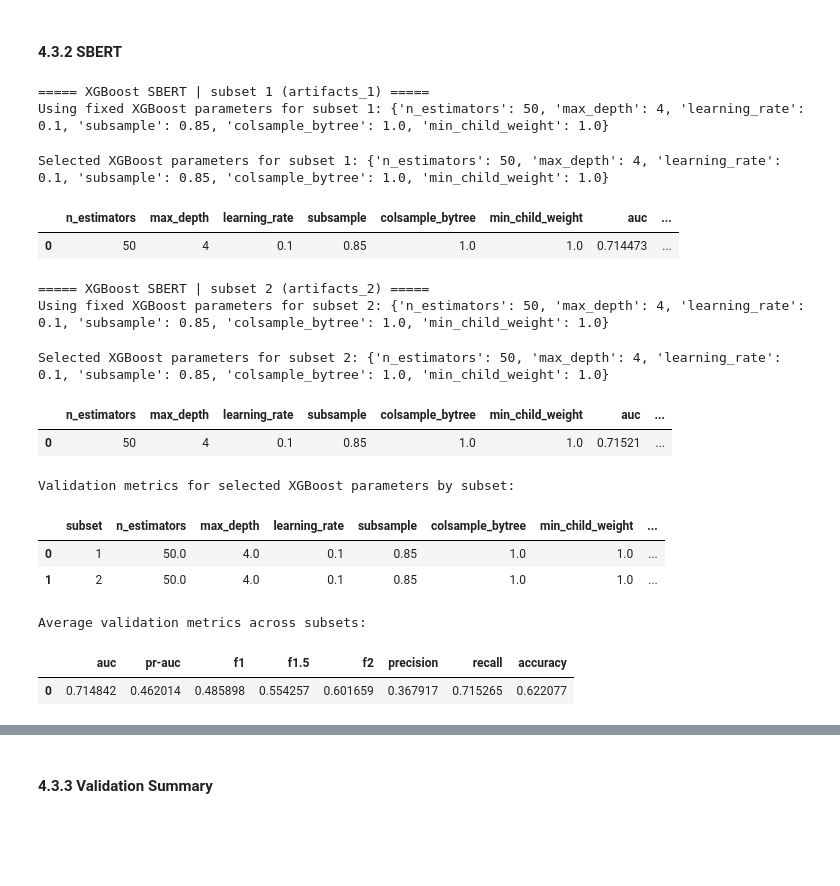
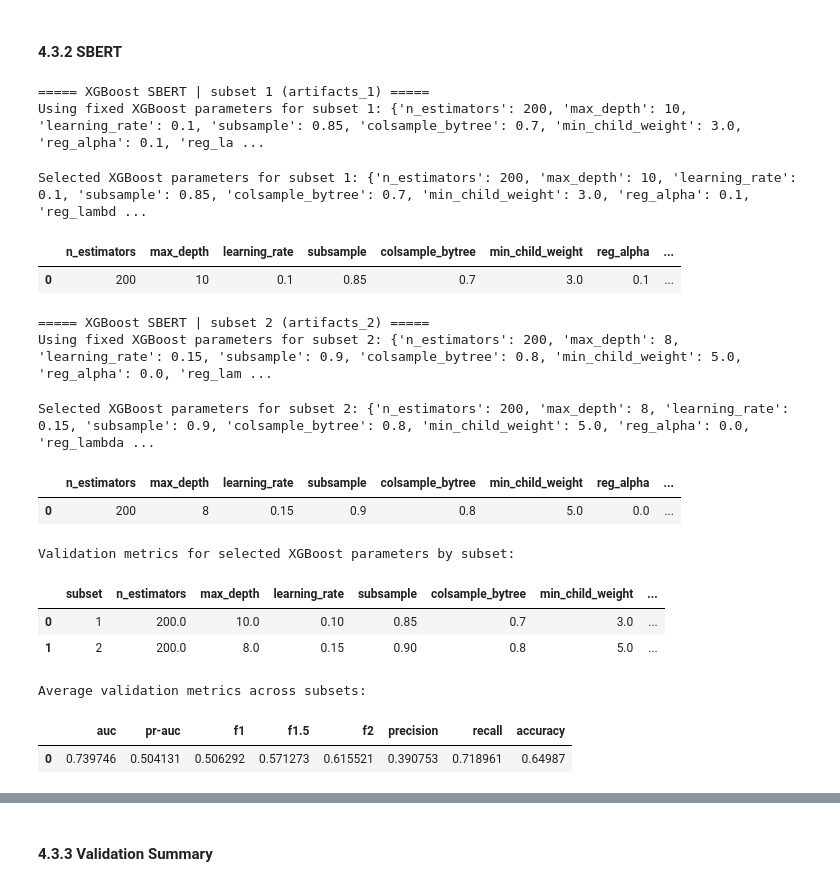
Before and after one commit to lzrcode-816/3244-Group-17-IMDB-Spoiler-Detection, a Jupyter notebook: Group17_ProjectDeSpoiler_Model.ipynb, the cells around one changed output, grey strips where cells are left out. Saved outputs shown, nothing was run; the diff lists cells and outputs as text; code cells hidden in the pictures; blank space fills up the shorter version.

```diff
--- a/Group17_ProjectDeSpoiler_Model.ipynb
+++ b/Group17_ProjectDeSpoiler_Model.ipynb
@@ -2740,8 +2544,8 @@ for subset_name, artifact_name in SUBSET_TO_ARTIFACT.items():
     validation_artifacts = load_validation_split(artifact_name=artifact_name)
     X_train = validation_artifacts["X_tfidf_train"]
     X_val = validation_artifacts["X_tfidf_val"]
-    y_train = validation_artifacts["y_train"]
-    y_val = validation_artifacts["y_val"]
+    y_train = np.array(validation_artifacts["y_train"]).ravel()
+    y_val = np.array(validation_artifacts["y_val"]).ravel()
 
     artifact_idx = int(subset_name) - 1
     fixed_params_list = DT_TFIDF_FIXED_PARAMS or []
@@ -3010,7 +2806,7 @@ for subset_name, artifact_name in SUBSET_TO_ARTIFACT.items():
         model_type="sbert",
     )
     X_sbert_train_sub = validation_data["X_train"]
-    y_sbert_train_sub = validation_data["y_train"]
+    y_sbert_train_sub = np.array(validation_data["y_train"]).ravel()
     X_sbert_val = validation_data["X_val"]
     review_ids_val = validation_data["review_ids_val"]
     review_label_map_val = validation_data["review_label_map_val"]
@@ -3952,6 +3757,8 @@ xgb_param_casts = {
     "subsample": float,
     "colsample_bytree": float,
     "min_child_weight": float,
+    "reg_alpha": float,
+    "reg_lambda": float,
 }
 
 xgb_tfidf_best_params_by_subset = {}
@@ -3979,15 +3786,24 @@ for subset_name, artifact_name in SUBSET_TO_ARTIFACT.items():
 
     if USE_FIXED_BEST_PARAMS and fixed_params is not None:
         candidate_param_sets = [
-            {name: caster(fixed_params[name]) for name, caster in xgb_param_casts.items()}
+            {
+                "n_estimators": int(fixed_params["n_estimators"]),
+                "max_depth": int(fixed_params["max_depth"]),
+                "learning_rate": float(fixed_params["learning_rate"]),
+                "subsample": float(fixed_params["subsample"]),
+                "colsample_bytree": float(fixed_params["colsample_bytree"]),
+                "min_child_weight": float(fixed_params["min_child_weight"]),
+                "reg_alpha": float(fixed_params["reg_alpha"]),
+                "reg_lambda": float(fixed_params["reg_lambda"]),
+            }
         ]
         print(f"Using fixed XGBoost parameters for subset {subset_name}: {candidate_param_sets[0]}")
     else:
         candidate_param_sets = [
             {name: caster(params[name]) for name, caster in xgb_param_casts.items()}
             for params in ParameterSampler(
-                XGB_PARAM_GRID,
-                n_iter=XGB_RANDOM_SEARCH_ITER,
+                XGB_TFIDF_PARAM_GRID,
+                n_iter=XGB_TFIDF_RANDOM_SEARCH_ITER,
                 random_state=RANDOM_STATE,
             )
         ]
@@ -4250,6 +4066,8 @@ xgb_sbert_param_casts = {
     "subsample": float,
     "colsample_bytree": float,
     "min_child_weight": float,
+    "reg_alpha": float,
+    "reg_lambda": float,
 }
 
 xgb_sbert_best_params_by_subset = {}
@@ -4281,15 +4099,24 @@ for subset_name, artifact_name in SUBSET_TO_ARTIFACT.items():
 
     if USE_FIXED_BEST_PARAMS and fixed_params is not None:
         candidate_param_sets = [
-            {name: caster(fixed_params[name]) for name, caster in xgb_sbert_param_casts.items()}
+            {
+                "n_estimators": int(fixed_params["n_estimators"]),
+                "max_depth": int(fixed_params["max_depth"]),
+                "learning_rate": float(fixed_params["learning_rate"]),
+                "subsample": float(fixed_params["subsample"]),
+                "colsample_bytree": float(fixed_params["colsample_bytree"]),
+                "min_child_weight": float(fixed_params["min_child_weight"]),
+                "reg_alpha": float(fixed_params["reg_alpha"]),
+                "reg_lambda": float(fixed_params["reg_lambda"]),
+            }
         ]
         print(f"Using fixed XGBoost parameters for subset {subset_name}: {candidate_param_sets[0]}")
     else:
         candidate_param_sets = [
             {name: caster(params[name]) for name, caster in xgb_sbert_param_casts.items()}
             for params in ParameterSampler(
-                XGB_PARAM_GRID,
-                n_iter=XGB_RANDOM_SEARCH_ITER,
+                XGB_SBERT_PARAM_GRID,
+                n_iter=XGB_SBERT_RANDOM_SEARCH_ITER,
                 random_state=RANDOM_STATE,
             )
         ]
@@ -4382,46 +4209,46 @@ for subset_name, artifact_name in SUBSET_TO_ARTIFACT.items():
         tree_method="hist",
         verbosity=0,
         scale_pos_weight=full_scale_pos_weight,
         **best_params,
     )
     final_model.fit(X_sbert_train_full, y_sbert_train_full)
     xgb_sbert_models[subset_name] = final_model
 
 xgb_sbert_validation_metrics_df = pd.DataFrame(xgb_sbert_validation_rows)
 print("Validation metrics for selected XGBoost parameters by subset:")
 display(
     xgb_sbert_validation_metrics_df[["subset"] + list(xgb_sbert_param_casts) + metric_cols]
     .rename(columns={"average_precision": "pr-auc"})
     .round(6)
 )
 
 validation_details_xgb_sbert = xgb_sbert_validation_metrics_df.copy()
 validation_summary_xgb_sbert = xgb_sbert_validation_metrics_df[metric_cols].mean().to_frame().T
 print("Average validation metrics across subsets:")
 display(
     validation_summary_xgb_sbert.rename(columns={"average_precision": "pr-auc"}).round(6)
 )
 
 xgb_sbert_best_params = xgb_sbert_best_params_by_subset["1"]
 xgb_sbert_model = xgb_sbert_models["1"]
 # %% [output]
 ===== XGBoost SBERT | subset 1 (artifacts_1) =====
-Using fixed XGBoost parameters for subset 1: {'n_estimators': 50, 'max_depth': 4, 'learning_rate': 0.1, 'subsample': 0.85, 'colsample_bytree': 1.0, 'min_child_weight': 1.0}
+Using fixed XGBoost parameters for subset 1: {'n_estimators': 200, 'max_depth': 10, 'learning_rate': 0.1, 'subsample': 0.85, 'colsample_bytree': 0.7, 'min_child_weight': 3.0, 'reg_alpha': 0.1, 'reg_la ...
-Selected XGBoost parameters for subset 1: {'n_estimators': 50, 'max_depth': 4, 'learning_rate': 0.1, 'subsample': 0.85, 'colsample_bytree': 1.0, 'min_child_weight': 1.0}
+Selected XGBoost parameters for subset 1: {'n_estimators': 200, 'max_depth': 10, 'learning_rate': 0.1, 'subsample': 0.85, 'colsample_bytree': 0.7, 'min_child_weight': 3.0, 'reg_alpha': 0.1, 'reg_lambd ...
-|  | n_estimators | max_depth | learning_rate | subsample | colsample_bytree | min_child_weight | auc | ... |
-| 0 | 50 | 4 | 0.1 | 0.85 | 1.0 | 1.0 | 0.714473 | ... |
+|  | n_estimators | max_depth | learning_rate | subsample | colsample_bytree | min_child_weight | reg_alpha | ... |
+| 0 | 200 | 10 | 0.1 | 0.85 | 0.7 | 3.0 | 0.1 | ... |
 ===== XGBoost SBERT | subset 2 (artifacts_2) =====
-Using fixed XGBoost parameters for subset 2: {'n_estimators': 50, 'max_depth': 4, 'learning_rate': 0.1, 'subsample': 0.85, 'colsample_bytree': 1.0, 'min_child_weight': 1.0}
+Using fixed XGBoost parameters for subset 2: {'n_estimators': 200, 'max_depth': 8, 'learning_rate': 0.15, 'subsample': 0.9, 'colsample_bytree': 0.8, 'min_child_weight': 5.0, 'reg_alpha': 0.0, 'reg_lam ...
-Selected XGBoost parameters for subset 2: {'n_estimators': 50, 'max_depth': 4, 'learning_rate': 0.1, 'subsample': 0.85, 'colsample_bytree': 1.0, 'min_child_weight': 1.0}
+Selected XGBoost parameters for subset 2: {'n_estimators': 200, 'max_depth': 8, 'learning_rate': 0.15, 'subsample': 0.9, 'colsample_bytree': 0.8, 'min_child_weight': 5.0, 'reg_alpha': 0.0, 'reg_lambda ...
-|  | n_estimators | max_depth | learning_rate | subsample | colsample_bytree | min_child_weight | auc | ... |
-| 0 | 50 | 4 | 0.1 | 0.85 | 1.0 | 1.0 | 0.71521 | ... |
+|  | n_estimators | max_depth | learning_rate | subsample | colsample_bytree | min_child_weight | reg_alpha | ... |
+| 0 | 200 | 8 | 0.15 | 0.9 | 0.8 | 5.0 | 0.0 | ... |
 Validation metrics for selected XGBoost parameters by subset:
 |  | subset | n_estimators | max_depth | learning_rate | subsample | colsample_bytree | min_child_weight | ... |
-| 0 | 1 | 50.0 | 4.0 | 0.1 | 0.85 | 1.0 | 1.0 | ... |
-| 1 | 2 | 50.0 | 4.0 | 0.1 | 0.85 | 1.0 | 1.0 | ... |
+| 0 | 1 | 200.0 | 10.0 | 0.10 | 0.85 | 0.7 | 3.0 | ... |
+| 1 | 2 | 200.0 | 8.0 | 0.15 | 0.90 | 0.8 | 5.0 | ... |
 Average validation metrics across subsets:
 |  | auc | pr-auc | f1 | f1.5 | f2 | precision | recall | accuracy |
-| 0 | 0.714842 | 0.462014 | 0.485898 | 0.554257 | 0.601659 | 0.367917 | 0.715265 | 0.622077 |
+| 0 | 0.739746 | 0.504131 | 0.506292 | 0.571273 | 0.615521 | 0.390753 | 0.718961 | 0.64987 |
 # %%
 # Threshold Tuning
 xgb_sbert_tuned_threshold_metric_cols = ["auc", "average_precision", "f1", "f1.5", "f2", "precision", "recall", "accuracy"]
```
Also changed, not shown: parts of 36 cells of this notebook, 1 other file.
